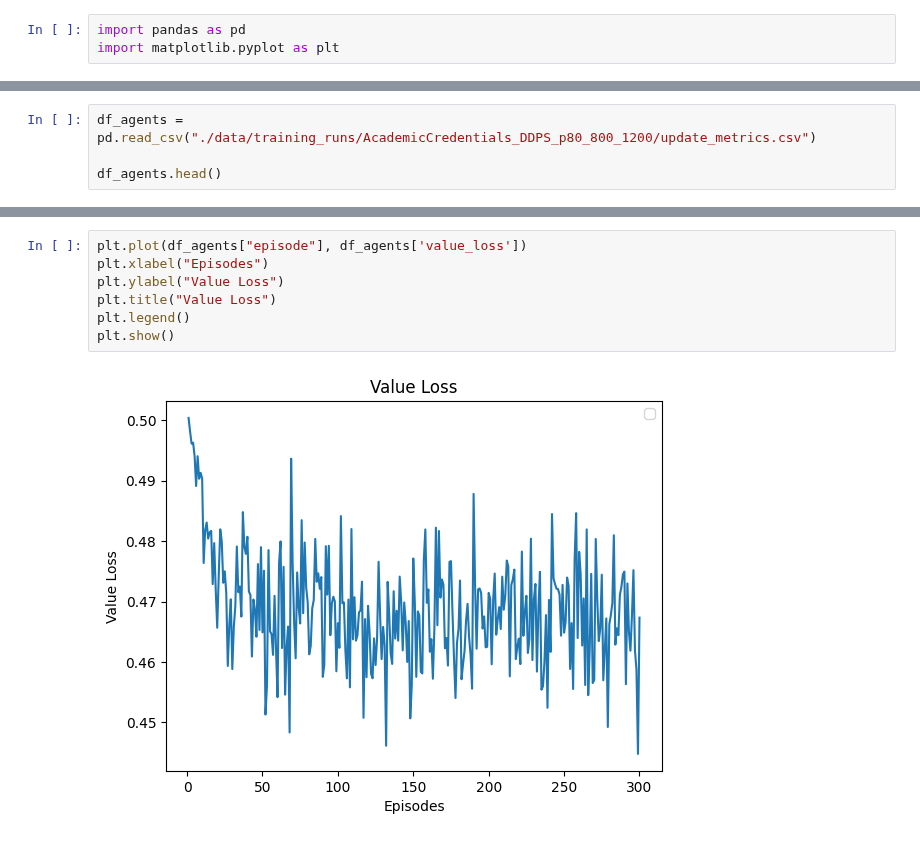
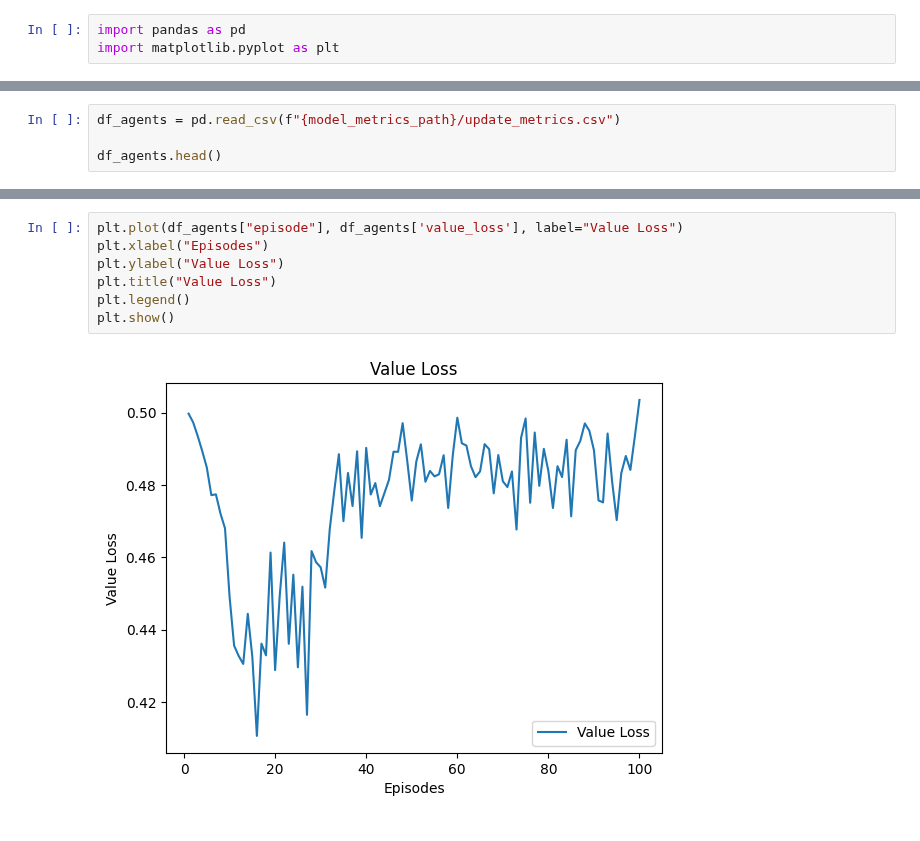
Before and after one commit to AdaptiveBProcess/Optimal-Predictor-of-Resources-and-Activities, a Jupyter notebook: analysis.ipynb, the cells around one changed output, grey strips where cells are left out. Saved outputs shown, nothing was run; the diff lists cells and outputs as text.

```diff
--- a/analysis.ipynb
+++ b/analysis.ipynb
@@ -28,7 +30,7 @@ print(f"Number of cases: {num_cases}")
 # %% [output]
 Number of cases: 398
 # %%
-df_agents = pd.read_csv("./data/training_runs/AcademicCredentials_DDPS_p80_800_1200/update_metrics.csv")
+df_agents = pd.read_csv(f"{model_metrics_path}/update_metrics.csv")
 
 df_agents.head()
 # %% [output]
@@ -89,9 +72,9 @@ plt.show()
 # %%
-plt.plot(df_agents["episode"], df_agents['value_loss'])
+plt.plot(df_agents["episode"], df_agents['value_loss'], label="Value Loss")
 plt.xlabel("Episodes")
 plt.ylabel("Value Loss")
 plt.title("Value Loss")
 plt.legend()
 plt.show()
 # %% [output]
-[figure, old version]
+[figure, new version]
```
Also changed, not shown: parts of 9 cells of this notebook, 11 other files.
